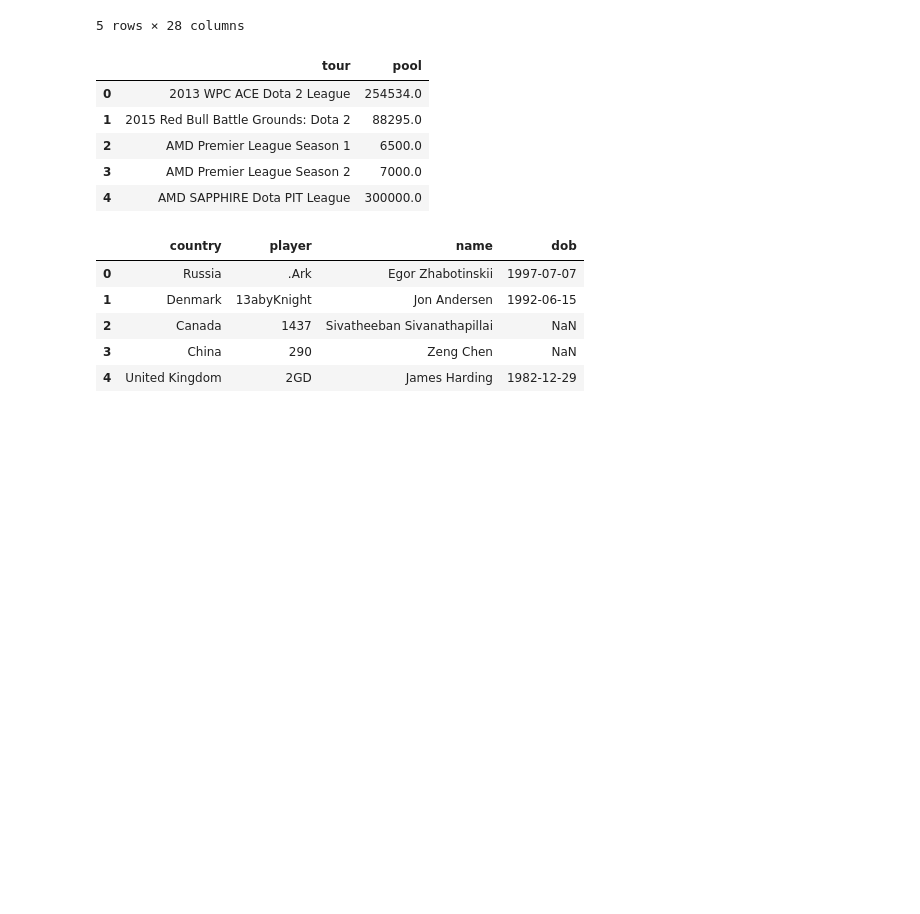
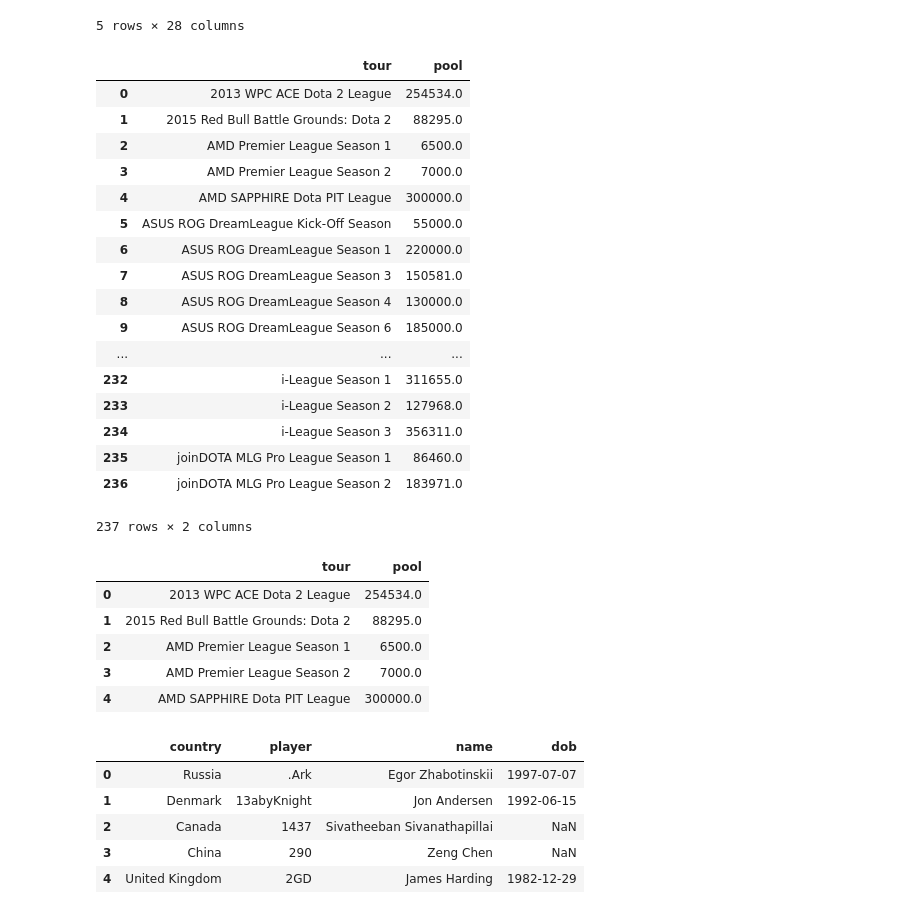
Before and after one commit to thasarito/d2a, a Jupyter notebook: withprize/weighted by season.ipynb, the cells around one changed output. Drawn from its saved outputs; the diff is of its cells as text; code cells hidden in the pictures; blank space fills up the shorter version.

```diff
--- a/withprize/weighted by season.ipynb
+++ b/withprize/weighted by season.ipynb
@@ -64,4 +64,25 @@ dtype: object
 | 3 | Infamous | scofield | 4 | Galaxy Battles II: Emerging Worlds | 7 | 20000.0 | 2018-01-19 | 2018-01-21 | 1116.266143 | 1172.69492 | ... |
 | 4 | Infamous | masoku | 5 | Galaxy Battles II: Emerging Worlds | 7 | 20000.0 | 2018-01-19 | 2018-01-21 | 1116.266143 | 1172.69492 | ... |
 5 rows × 28 columns
+# %%
+df.groupby(['start', 'team']).first()[['prize', 'tour']].groupby('tour').sum().reset_index().rename(columns={'prize': 'pool'})
+# %% [output]
+|  | tour | pool |
+| 0 | 2013 WPC ACE Dota 2 League | 254534.0 |
+| 1 | 2015 Red Bull Battle Grounds: Dota 2 | 88295.0 |
+| 2 | AMD Premier League Season 1 | 6500.0 |
+| 3 | AMD Premier League Season 2 | 7000.0 |
+| 4 | AMD SAPPHIRE Dota PIT League | 300000.0 |
+| 5 | ASUS ROG DreamLeague Kick-Off Season | 55000.0 |
+| 6 | ASUS ROG DreamLeague Season 1 | 220000.0 |
+| 7 | ASUS ROG DreamLeague Season 3 | 150581.0 |
+| 8 | ASUS ROG DreamLeague Season 4 | 130000.0 |
+| 9 | ASUS ROG DreamLeague Season 6 | 185000.0 |
+| ... | ... | ... |
+| 232 | i-League Season 1 | 311655.0 |
+| 233 | i-League Season 2 | 127968.0 |
+| 234 | i-League Season 3 | 356311.0 |
+| 235 | joinDOTA MLG Pro League Season 1 | 86460.0 |
+| 236 | joinDOTA MLG Pro League Season 2 | 183971.0 |
+237 rows × 2 columns
 # %%
```
Also changed, not shown: parts of 1 cell of this notebook, 12 other files.
